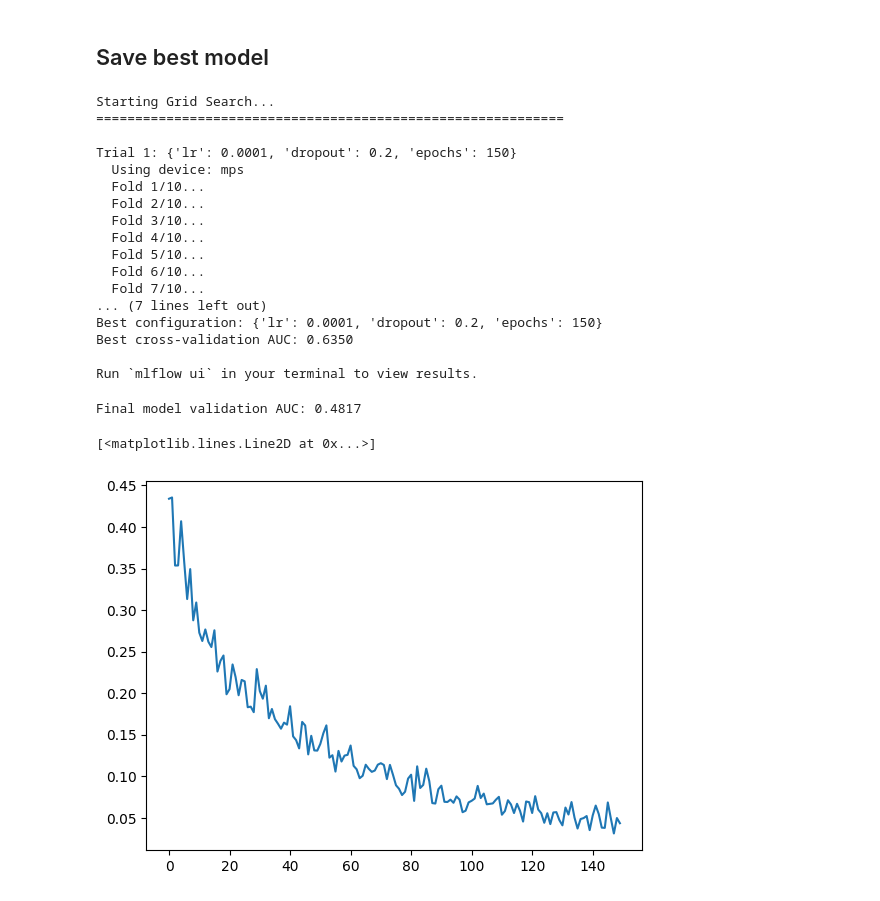
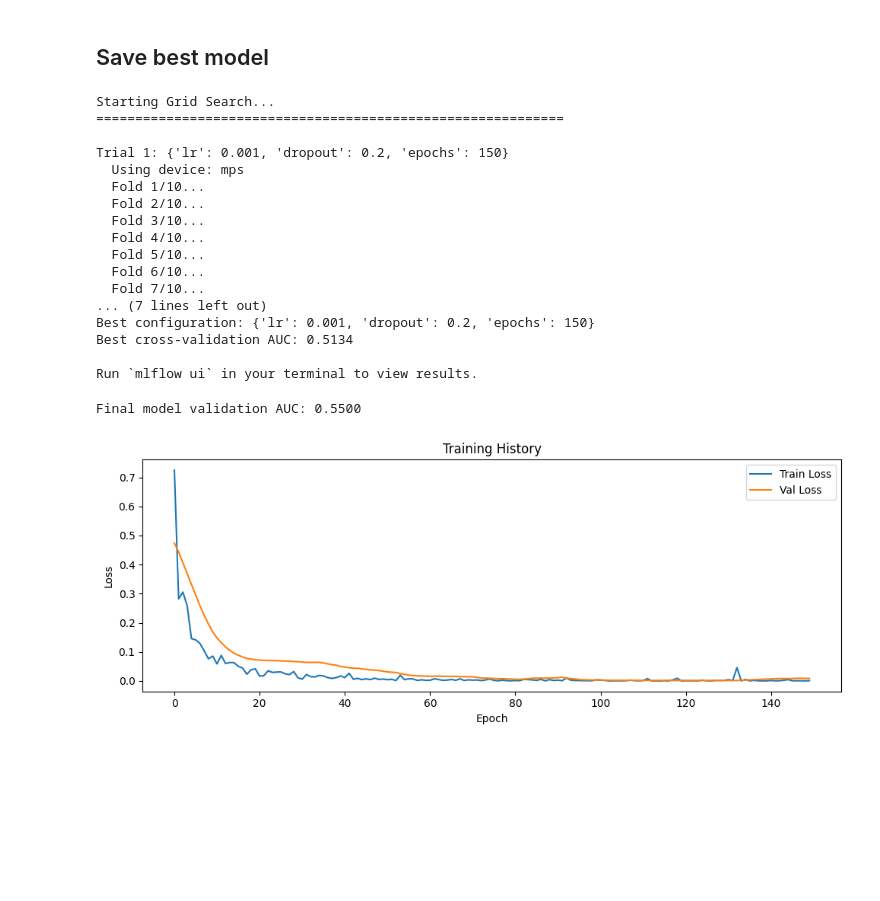
Before and after one commit to kallefrisk/DeepLearning_Schoolwork, a Jupyter notebook: JakobProject/notebooks/assignment14.ipynb, the cells around one changed output. Saved outputs shown, nothing was run; the diff lists cells and outputs as text; code cells hidden in the pictures; blank space fills up the shorter version.

```diff
--- a/JakobProject/notebooks/assignment14.ipynb
+++ b/JakobProject/notebooks/assignment14.ipynb
@@ -79,8 +77,9 @@ X_train, X_test, y_train, y_test = train_test_split(X, y, test_size=0.3, random_
 X_train = X_train.reshape(X_train.shape[0], 1, X_train.shape[1], X_train.shape[2])
 X_test = X_test.reshape(X_test.shape[0], 1, X_test.shape[1], X_test.shape[2])
 
-X_train = StandardScaler().fit_transform(X_train.reshape(X_train.shape[0], -1)).reshape(X_train.shape)
-X_test = StandardScaler().fit_transform(X_test.reshape(X_test.shape[0], -1)).reshape(X_test.shape)
+scaler = StandardScaler()
+X_train = scaler.fit_transform(X_train.reshape(X_train.shape[0], -1)).reshape(X_train.shape)
+X_test  = scaler.transform(X_test.reshape(X_test.shape[0], -1)).reshape(X_test.shape)
 
 print(f"X_train shape for CNN: {X_train.shape}")  # (n, 1, 30, 66)
 print(f"X_test shape for CNN: {X_test.shape}")    # (n, 1, 30, 66)
@@ -340,7 +339,7 @@ def update_champion(metadata_dir, champion_dir, model, model_name, auc, recall,
         print(f"Model NOT better (auc {auc:.4f} <= {current['auc']:.4f})")
 # %%
 # ── Grid search with outer MLflow run ────────────────────────────────────────
-param_grid = {"lr": [0.0001], "dropout": [0.2], "epochs": [150]}
+param_grid = {"lr": [0.001], "dropout": [0.2], "epochs": [150]}
 trial      = 0
 best_auc   = 0
 best_config = None
@@ -382,7 +381,7 @@ print("\nRun `mlflow ui` in your terminal to view results.")
 Starting Grid Search...
 ============================================================
 
-Trial 1: {'lr': 0.0001, 'dropout': 0.2, 'epochs': 150}
+Trial 1: {'lr': 0.001, 'dropout': 0.2, 'epochs': 150}
   Using device: mps
   Fold 1/10...
   Fold 2/10...
@@ -392,26 +391,40 @@ Trial 1: {'lr': 0.0001, 'dropout': 0.2, 'epochs': 150}
   Fold 6/10...
   Fold 7/10...
 ... (7 lines left out)
-Best configuration: {'lr': 0.0001, 'dropout': 0.2, 'epochs': 150}
-Best cross-validation AUC: 0.6350
+Best configuration: {'lr': 0.001, 'dropout': 0.2, 'epochs': 150}
+Best cross-validation AUC: 0.5134
 
 Run `mlflow ui` in your terminal to view results.
 # %%
 X_train_t = torch.tensor(X_train, dtype=torch.float32).to(device)
 X_val_t   = torch.tensor(X_test,   dtype=torch.float32).to(device)
 
         # ✅ long + shape (N,)  — required by CrossEntropyLoss
 y_train_t = torch.tensor(y_train, dtype=torch.long).to(device)
 y_val_t   = torch.tensor(y_test,   dtype=torch.long).to(device)
+
 final_model = build_cnn_model(best_config, input_shape)
-val_auc, final_model, history = train_one_model(final_model, best_config, X_train_t, y_train_t, X_val_t, y_val_t, loss_func)
+
+with mlflow.start_run(run_name="final_model"):
+    val_auc, final_model, history = train_one_model(
+        final_model, best_config, X_train_t, y_train_t, X_val_t, y_val_t,
+        loss_func, run_name="final_model_inner"
+    )
+
 print(f"Final model validation AUC: {val_auc:.4f}")
 summary(final_model, input_size=(1, 1, input_shape[0], input_shape[1]))
 
+plt.figure(figsize=(10, 4))
 plt.plot(history["train_loss"], label="Train Loss")
+plt.plot(history["val_loss"],   label="Val Loss")
+plt.xlabel("Epoch")
+plt.ylabel("Loss")
+plt.legend()
+plt.title("Training History")
+plt.tight_layout()
+plt.show()
 # %% [output]
-Final model validation AUC: 0.4817
+Final model validation AUC: 0.5500
-[<matplotlib.lines.Line2D at 0x...>]
-[figure, old version]
+[figure, new version]
 # %%
 # Convert to tensors correctly
```
Also changed, not shown: parts of 2 cells of this notebook.
